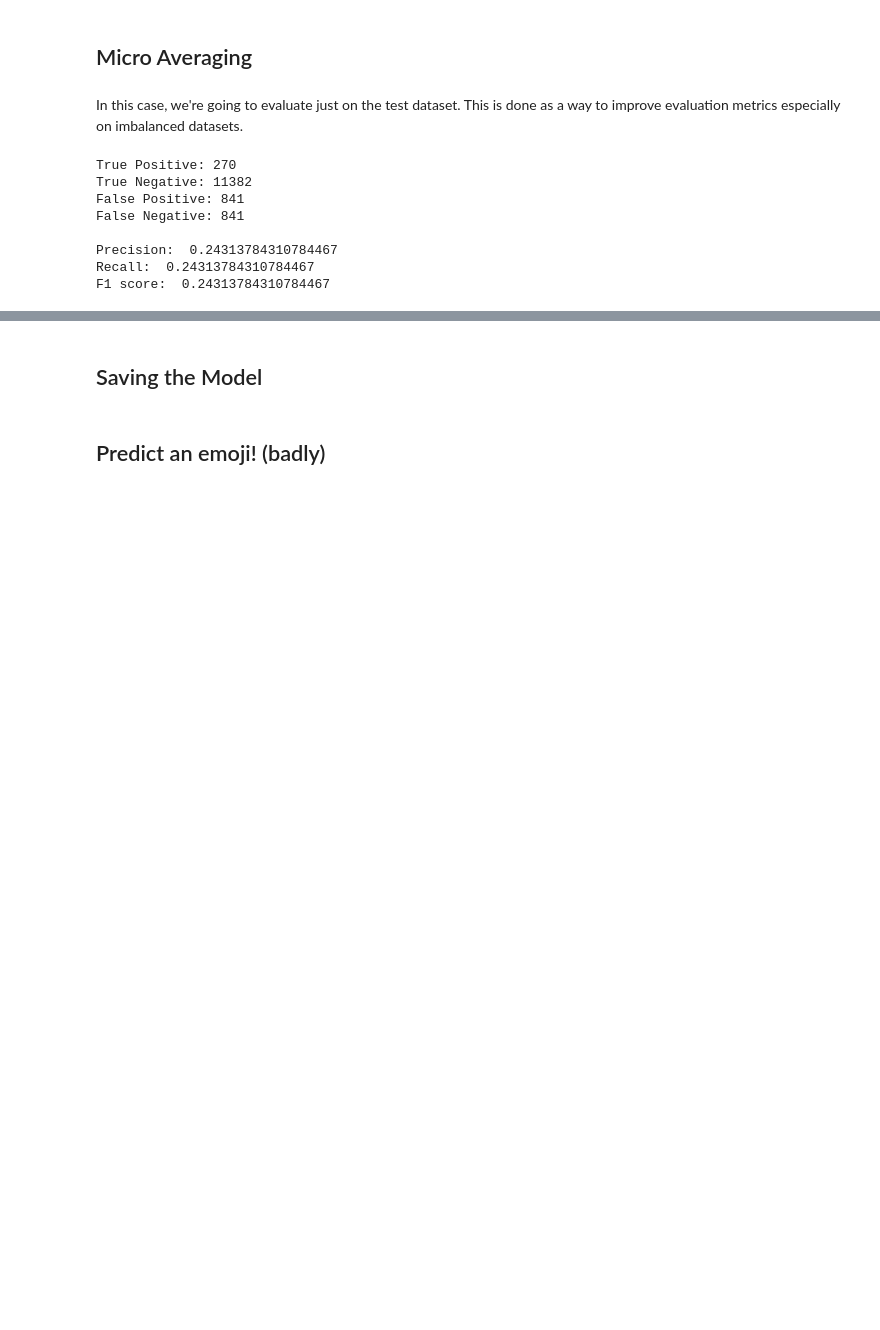
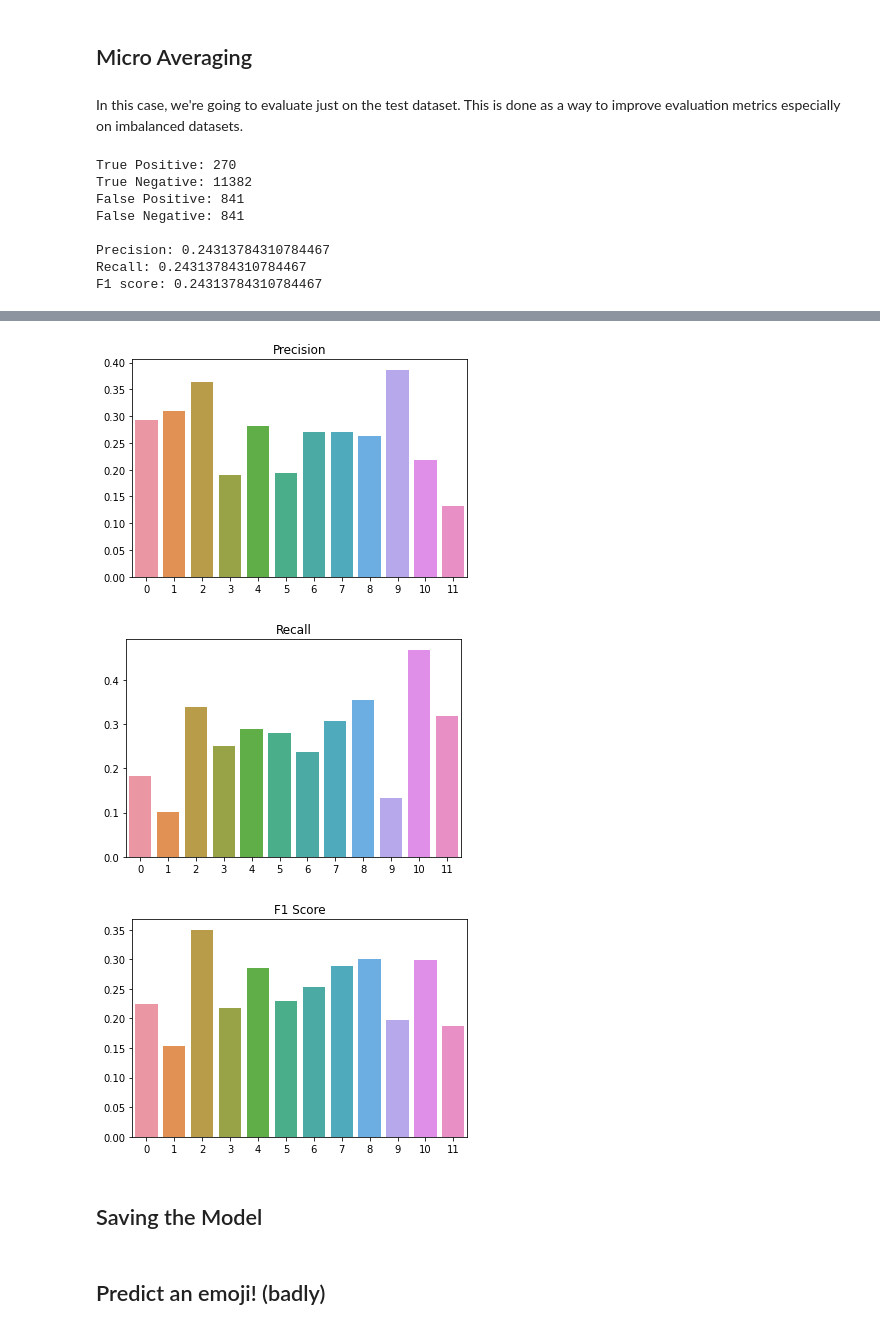
Before and after one commit to RussellDash332/CS3244-Twemoji, a Jupyter notebook: Models/NLTK-sklearn.ipynb, the cells around one changed output, grey strips where cells are left out. Saved outputs shown, nothing was run; the diff lists cells and outputs as text; code cells hidden in the pictures; blank space fills up the shorter version.

```diff
--- a/Models/NLTK-sklearn.ipynb
+++ b/Models/NLTK-sklearn.ipynb
@@ -252,3 +267,14 @@ F1 score:  0.24313784310784467
+# %%
+sns.barplot(x=list(range(12)), y=precisions).set_title("Precision")
+plt.show()
+sns.barplot(x=list(range(12)), y=recalls).set_title("Recall")
+plt.show()
+sns.barplot(x=list(range(12)), y=f1_scores).set_title("F1 Score")
+plt.show()
+# %% [output]
+[figure, added]
+[figure, added]
+[figure, added]
 # %% [markdown]
 ## Saving the Model
 # %%
```
Also changed, not shown: parts of 15 cells of this notebook.
